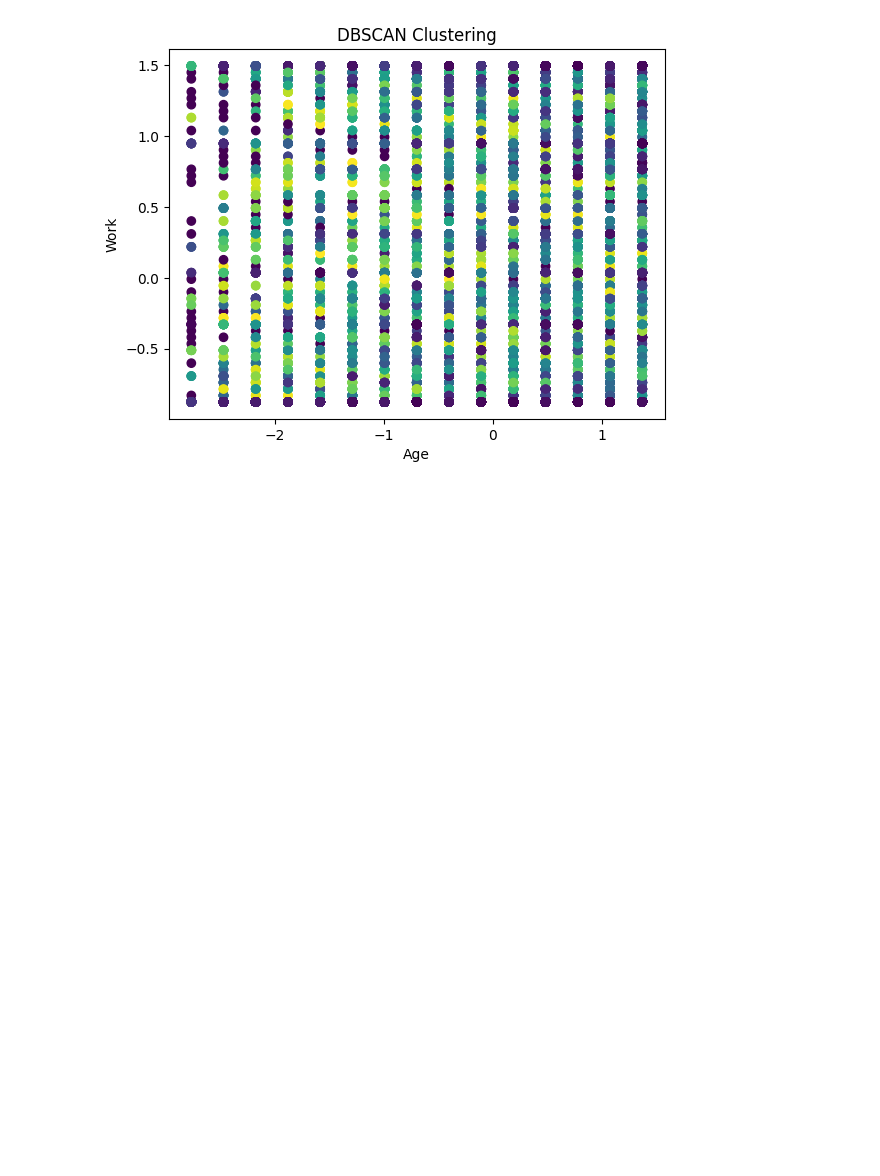
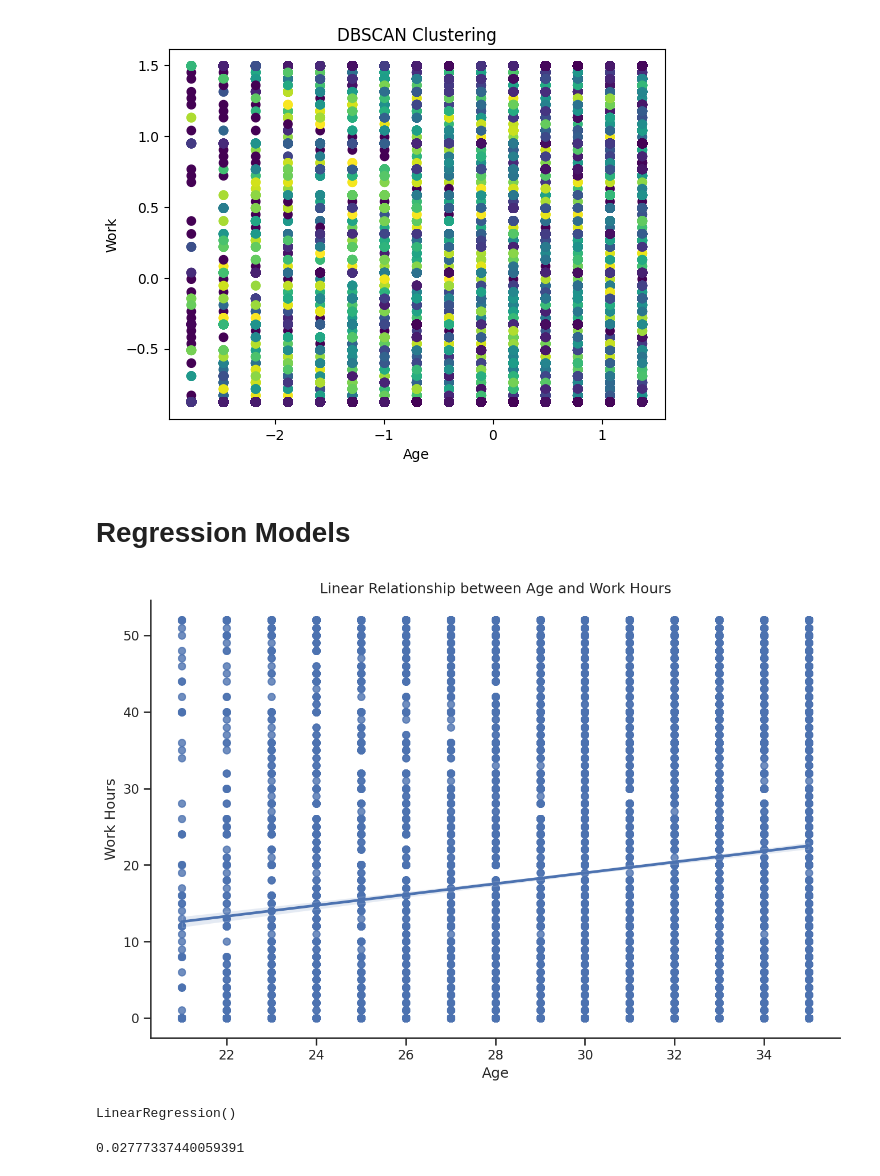
Before and after one commit to DivyamJain0212/EDA-Model-Fertility2, a Jupyter notebook: Divyam_Jain_EDA.ipynb, the cells around one changed output. Cells and saved outputs as stored; diff of their text form; code cells hidden in the pictures; blank space fills up the shorter version.

```diff
--- a/Divyam_Jain_EDA.ipynb
+++ b/Divyam_Jain_EDA.ipynb
@@ -480,3 +480,13 @@ plt.ylabel("Work")
 plt.show()
 # %% [output]
 [figure]
+# %% [markdown]
+# **Regression Models**
+# %%
+sns.lmplot(x='age', y='work', data=df, aspect=1.5, height=6)
+plt.title("Linear Relationship between Age and Work Hours")
+plt.xlabel("Age")
+plt.ylabel("Work Hours")
+plt.show()
+# %% [output]
+[figure, added]
@@ -482,0 +506,12 @@ plt.show()
+# %%
+model = LinearRegression()
+model.fit(X_train, y_train)
+# %% [output]
+LinearRegression()
+# %%
+y_pred = model.predict(X_test)
+mse = mean_squared_error(y_test, y_pred)
+r2 = r2_score(y_test, y_pred)
+model.score(X_test, y_test)
+# %% [output]
+0.02777337440059391
```
Also changed, not shown: parts of 9 cells of this notebook.
